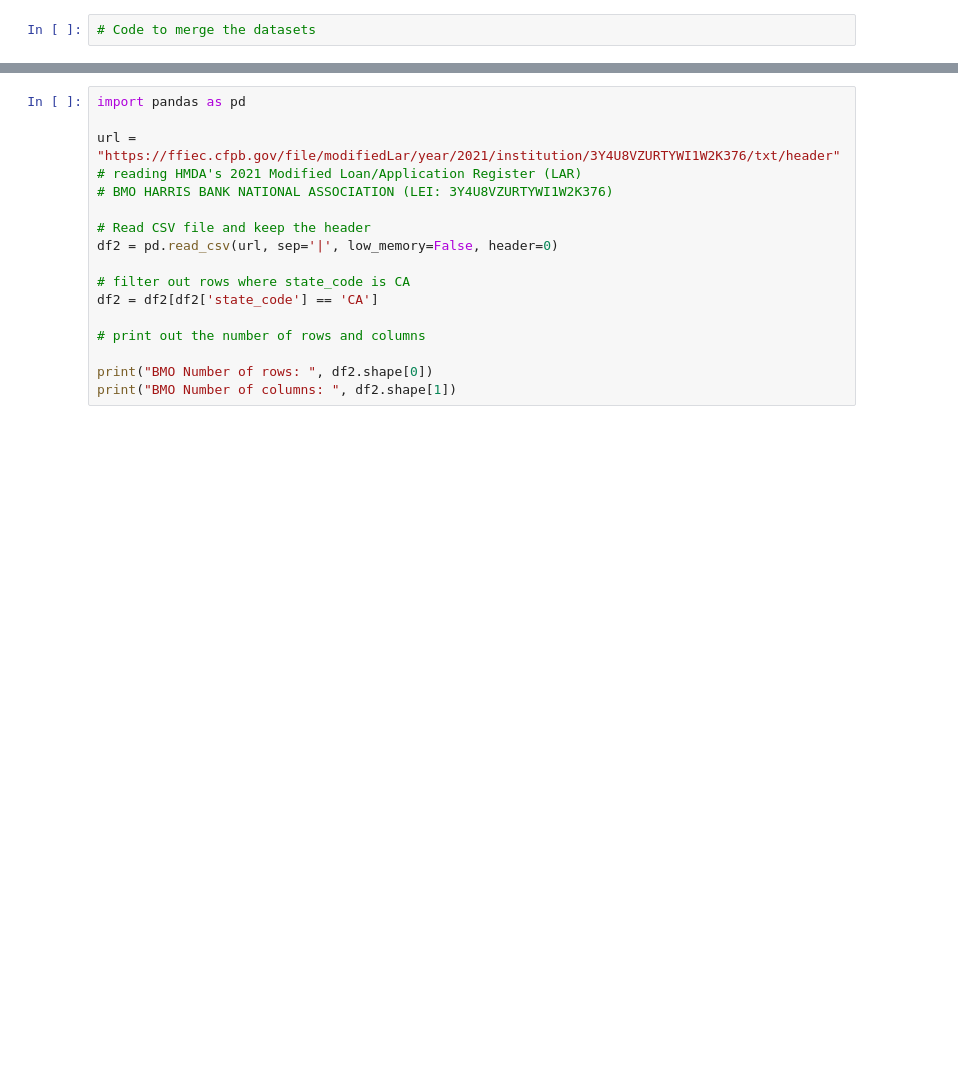
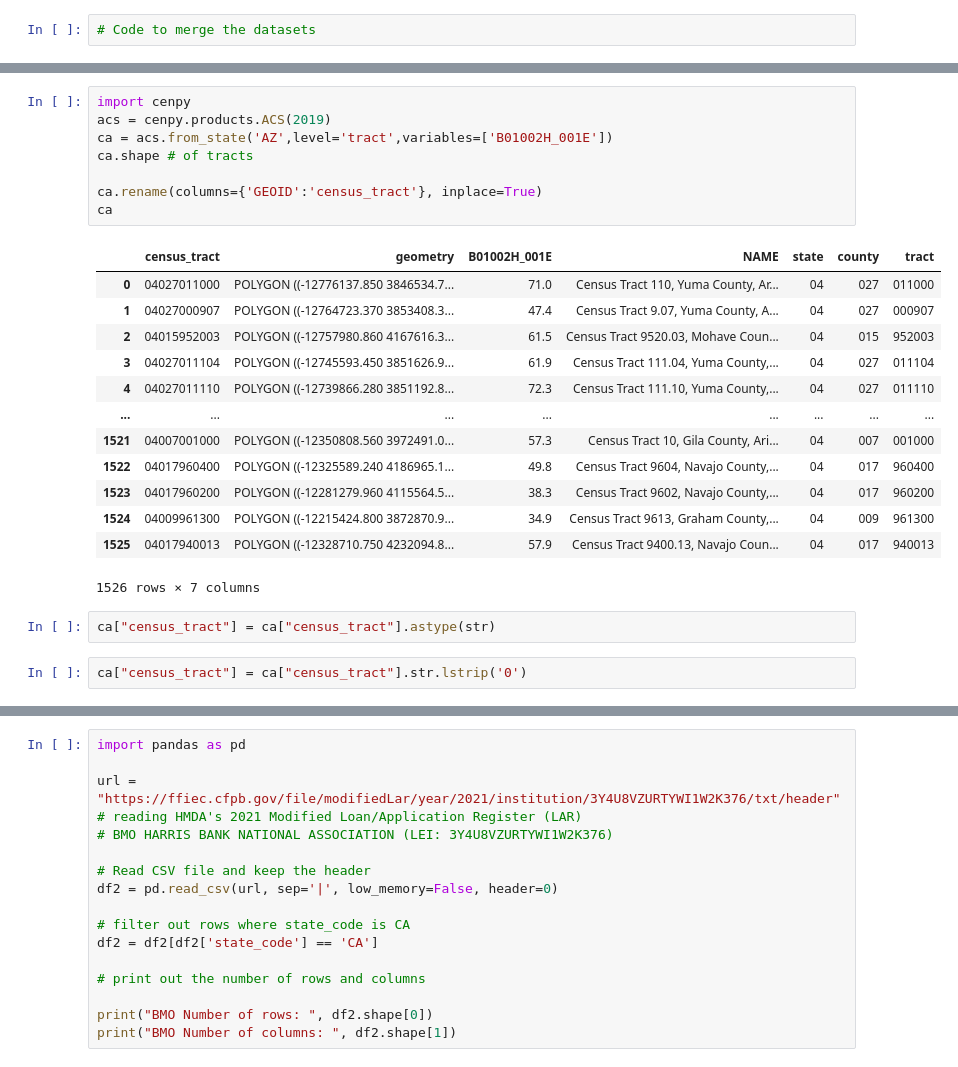
Before and after one commit to jum223/FinTechCapstone, a Jupyter notebook: MergingDatasets.ipynb, the cells around one changed output, grey strips where cells are left out. Cells and saved outputs as stored; diff of their text form; blank space fills up the shorter version.

```diff
--- a/MergingDatasets.ipynb
+++ b/MergingDatasets.ipynb
@@ -23,0 +39,26 @@ BoW Number of columns:  85
+# %%
+import cenpy
+acs = cenpy.products.ACS(2019)
+ca = acs.from_state('AZ',level='tract',variables=['B01002H_001E'])
+ca.shape # of tracts
+
+ca.rename(columns={'GEOID':'census_tract'}, inplace=True)
+ca
+# %% [output]
+|  | census_tract | geometry | B01002H_001E | NAME | state | county | tract |
+| 0 | 04027011000 | POLYGON ((-12776137.850 3846534.7... | 71.0 | Census Tract 110, Yuma County, Ar... | 04 | 027 | 011000 |
+| 1 | 04027000907 | POLYGON ((-12764723.370 3853408.3... | 47.4 | Census Tract 9.07, Yuma County, A... | 04 | 027 | 000907 |
+| 2 | 04015952003 | POLYGON ((-12757980.860 4167616.3... | 61.5 | Census Tract 9520.03, Mohave Coun... | 04 | 015 | 952003 |
+| 3 | 04027011104 | POLYGON ((-12745593.450 3851626.9... | 61.9 | Census Tract 111.04, Yuma County,... | 04 | 027 | 011104 |
+| 4 | 04027011110 | POLYGON ((-12739866.280 3851192.8... | 72.3 | Census Tract 111.10, Yuma County,... | 04 | 027 | 011110 |
+| ... | ... | ... | ... | ... | ... | ... | ... |
+| 1521 | 04007001000 | POLYGON ((-12350808.560 3972491.0... | 57.3 | Census Tract 10, Gila County, Ari... | 04 | 007 | 001000 |
+| 1522 | 04017960400 | POLYGON ((-12325589.240 4186965.1... | 49.8 | Census Tract 9604, Navajo County,... | 04 | 017 | 960400 |
+| 1523 | 04017960200 | POLYGON ((-12281279.960 4115564.5... | 38.3 | Census Tract 9602, Navajo County,... | 04 | 017 | 960200 |
+| 1524 | 04009961300 | POLYGON ((-12215424.800 3872870.9... | 34.9 | Census Tract 9613, Graham County,... | 04 | 009 | 961300 |
+| 1525 | 04017940013 | POLYGON ((-12328710.750 4232094.8... | 57.9 | Census Tract 9400.13, Navajo Coun... | 04 | 017 | 940013 |
+1526 rows × 7 columns
+# %%
+ca["census_tract"] = ca["census_tract"].astype(str)
+# %%
+ca["census_tract"] = ca["census_tract"].str.lstrip('0')
```
Also changed, not shown: parts of 19 cells of this notebook.
